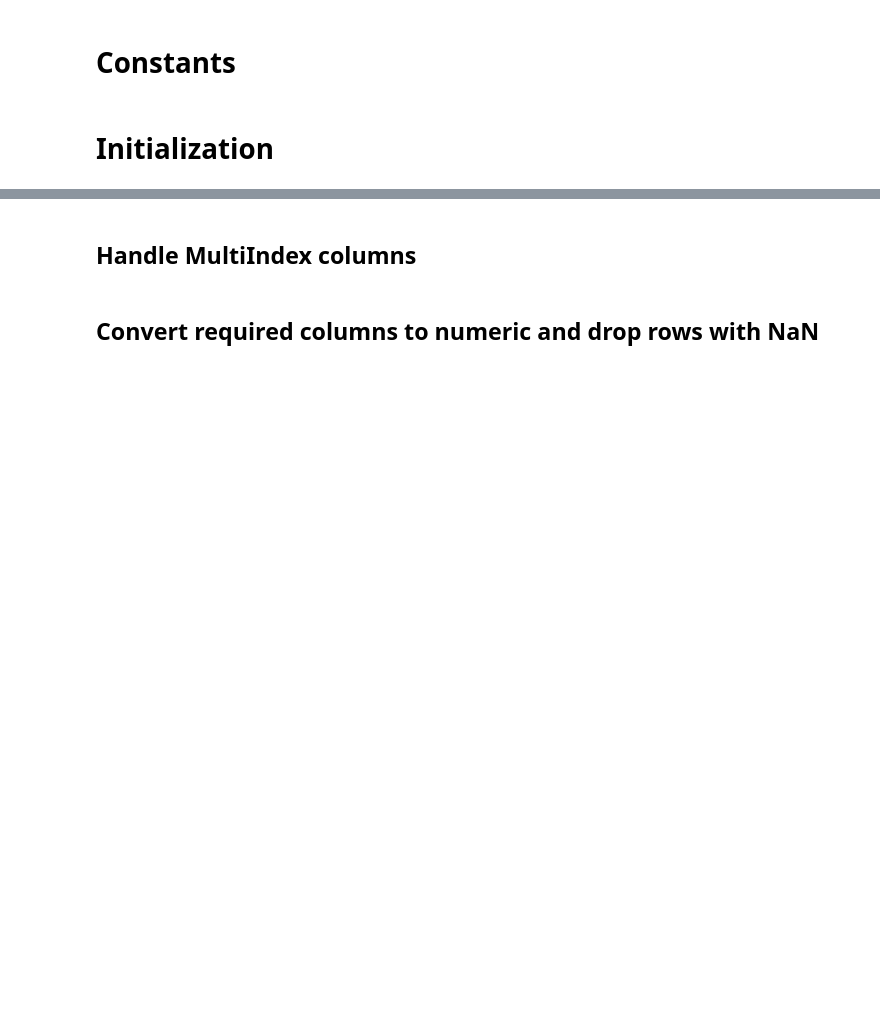
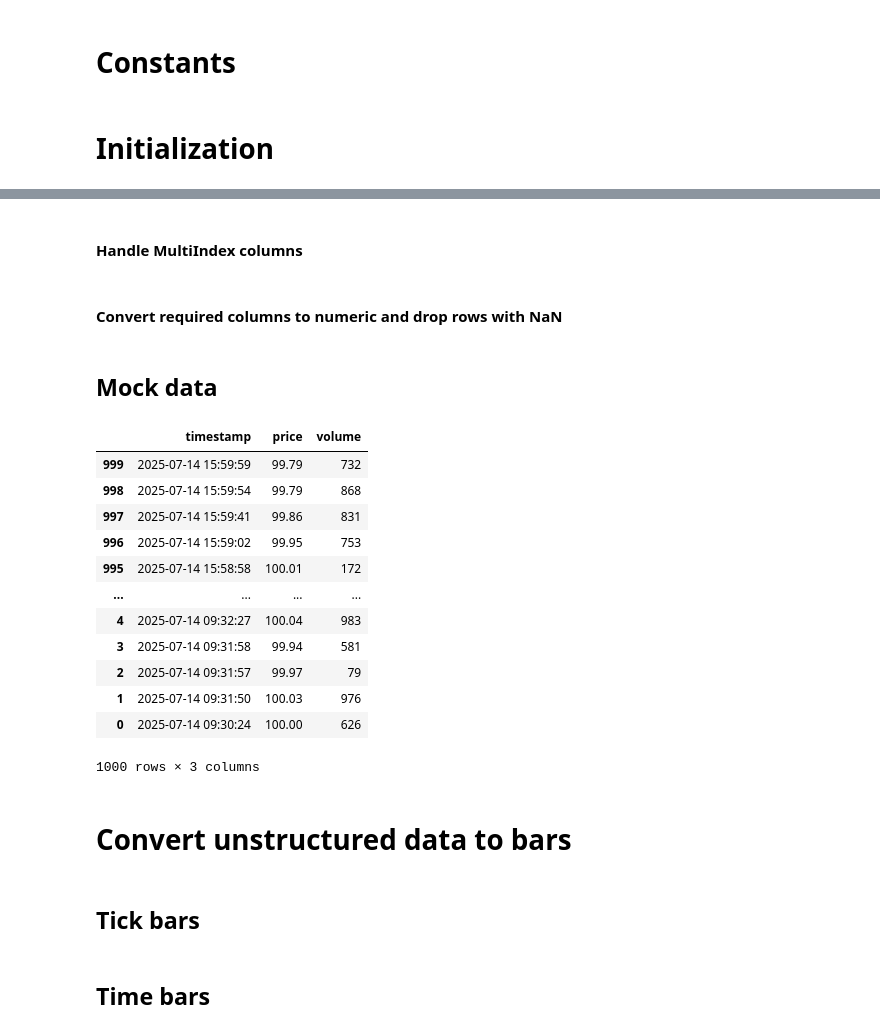
Before and after one commit to AminFiroozi/fml-lab, a Jupyter notebook: main.ipynb, the cells around one changed output, grey strips where cells are left out. Cells and saved outputs as stored; diff of their text form; code cells hidden in the pictures; blank space fills up the shorter version.

```diff
--- a/main.ipynb
+++ b/main.ipynb
@@ -17,14 +19,16 @@ import yfinance as yf
 # %% [markdown]
 # Constants
 # %%
-TRADERMADE_API_KEY = os.getenv("TRADERMADE_API_KEY")
-CURRENCY = "XAUUSD"
-REQUIRED_COLUMNS = ['Open', 'High', 'Low', 'Close']
-TICKER = "SPY"
+# TRADERMADE_API_KEY = os.getenv("TRADERMADE_API_KEY")
+# CURRENCY = "XAUUSD"
+# REQUIRED_COLUMNS = ['Open', 'High', 'Low', 'Close']
+# TICKER = "SPY"
+# END_DATE = datetime.now()
+# START_DATE = END_DATE - timedelta(days=365)
+# INTERVAL = "1d"
 
-END_DATE = datetime.now()
-START_DATE = END_DATE - timedelta(days=365)
-INTERVAL = "1d"
+START_TIME = "2025-07-14 09:30:00"
+END_TIME = "2025-07-14 16:00:00"
 # %% [markdown]
 # Initialization
 # %%
@@ -40,3 +44,3 @@ spy_data = yf.download(TICKER, start=START_DATE, end=END_DATE, interval=INTERVAL
 # %% [markdown]
-## Handle MultiIndex columns
+#### Handle MultiIndex columns
 # %%
@@ -48,3 +52,3 @@ else:
 # %% [markdown]
-## Convert required columns to numeric and drop rows with NaN
+#### Convert required columns to numeric and drop rows with NaN
 # %%
@@ -53,0 +58,55 @@ spy_data.index = spy_data.index.tz_localize(None)
+# %% [markdown]
+## Mock data
+# %%
+def generate_random_trade_times(n_trades, start_time, end_time):
+    start_ts = pd.to_datetime(start_time)
+    end_ts = pd.to_datetime(end_time)
+
+    total_seconds = int((end_ts - start_ts).total_seconds())
+
+    # Generate n_trades random seconds within the time range
+    random_seconds = sorted(random.sample(range(total_seconds), n_trades))
+
+    return [start_ts + timedelta(seconds=s) for s in random_seconds]
+
+
+def generate_mock_trades(num_trades=1000, start_price=100.0, start_time=START_TIME, end_time=END_TIME):
+    timestamps = generate_random_trade_times(
+        n_trades=1000,
+        start_time=start_time,
+        end_time=end_time
+    )
+
+    prices = [start_price]
+    for _ in range(1, num_trades):
+        # Simulate small price changes
+        change = np.random.normal(loc=0, scale=0.05)
+        prices.append(round(prices[-1] + change, 2))
+
+    volumes = np.random.randint(1, 1000, size=num_trades)
+
+    df = pd.DataFrame({
+        'timestamp': timestamps,
+        'price': prices,
+        'volume': volumes
+    })
+    return df
+
+df = generate_mock_trades()[::-1]
+df
+# %% [output]
+|  | timestamp | price | volume |
+| 999 | 2025-07-14 15:59:59 | 99.79 | 732 |
+| 998 | 2025-07-14 15:59:54 | 99.79 | 868 |
+| 997 | 2025-07-14 15:59:41 | 99.86 | 831 |
+| 996 | 2025-07-14 15:59:02 | 99.95 | 753 |
+| 995 | 2025-07-14 15:58:58 | 100.01 | 172 |
+| ... | ... | ... | ... |
+| 4 | 2025-07-14 09:32:27 | 100.04 | 983 |
+| 3 | 2025-07-14 09:31:58 | 99.94 | 581 |
+| 2 | 2025-07-14 09:31:57 | 99.97 | 79 |
+| 1 | 2025-07-14 09:31:50 | 100.03 | 976 |
+| 0 | 2025-07-14 09:30:24 | 100.00 | 626 |
+1000 rows × 3 columns
+# %% [markdown]
+# Convert unstructured data to bars
@@ -53,0 +128,2 @@ spy_data.index = spy_data.index.tz_localize(None)
+# %% [markdown]
+## Tick bars
@@ -53,0 +139,2 @@ spy_data.index = spy_data.index.tz_localize(None)
+# %% [markdown]
+## Time bars
```
Also changed, not shown: parts of 36 cells of this notebook.
